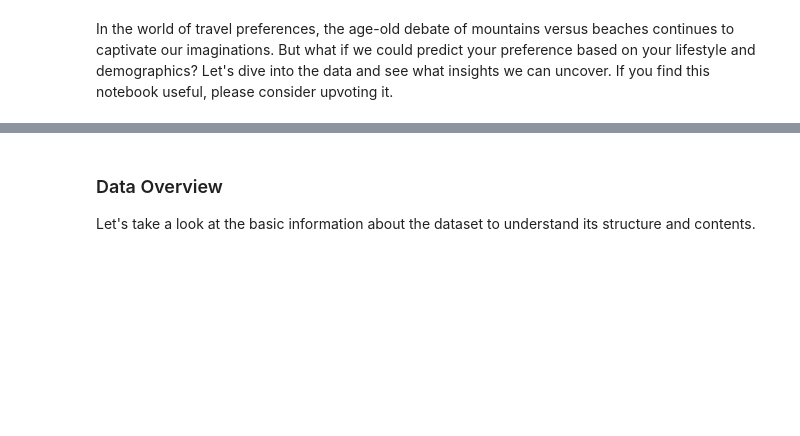
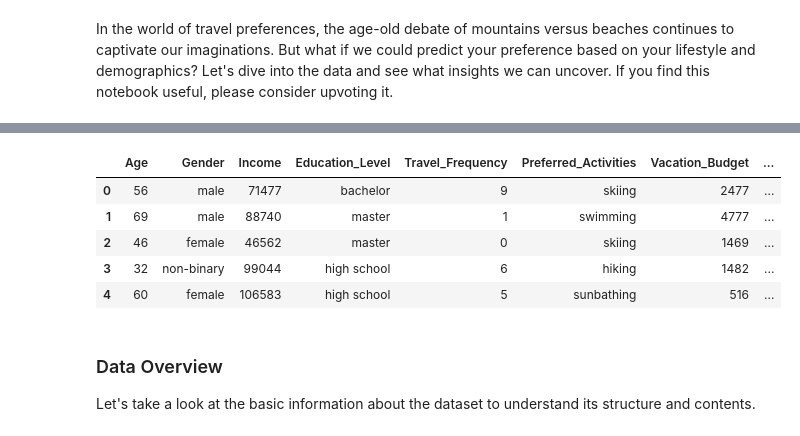
Before and after one commit to Adlan-Boithier/Mountains-vs-Beaches, a Jupyter notebook: unveiling-travel-preferences-mountains-vs-beaches.ipynb, the cells around one changed output, grey strips where cells are left out. Saved outputs shown, nothing was run; the diff lists cells and outputs as text; code cells hidden in the pictures; blank space fills up the shorter version.

```diff
--- a/unveiling-travel-preferences-mountains-vs-beaches.ipynb
+++ b/unveiling-travel-preferences-mountains-vs-beaches.ipynb
@@ -15,8 +13,15 @@ ModuleNotFoundError: No module named 'matplotlib'
 # %%
 # Load the dataset
-file_path = '/Users/adlanbth/Documents/Projets/Mountains-vs-Beaches'
+file_path = '/Users/adlanbth/Documents/Projets/Mountains-vs-Beaches/mountains_vs_beaches_preferences.csv'
 df = pd.read_csv(file_path)
 df.head()
+# %% [output]
+|  | Age | Gender | Income | Education_Level | Travel_Frequency | Preferred_Activities | Vacation_Budget | ... |
+| 0 | 56 | male | 71477 | bachelor | 9 | skiing | 2477 | ... |
+| 1 | 69 | male | 88740 | master | 1 | swimming | 4777 | ... |
+| 2 | 46 | female | 46562 | master | 0 | skiing | 1469 | ... |
+| 3 | 32 | non-binary | 99044 | high school | 6 | hiking | 1482 | ... |
+| 4 | 60 | female | 106583 | high school | 5 | sunbathing | 516 | ... |
 # %% [markdown]
 ### Data Overview
 Let's take a look at the basic information about the dataset to understand its structure and contents.
```
Also changed, not shown: parts of 7 cells of this notebook.
